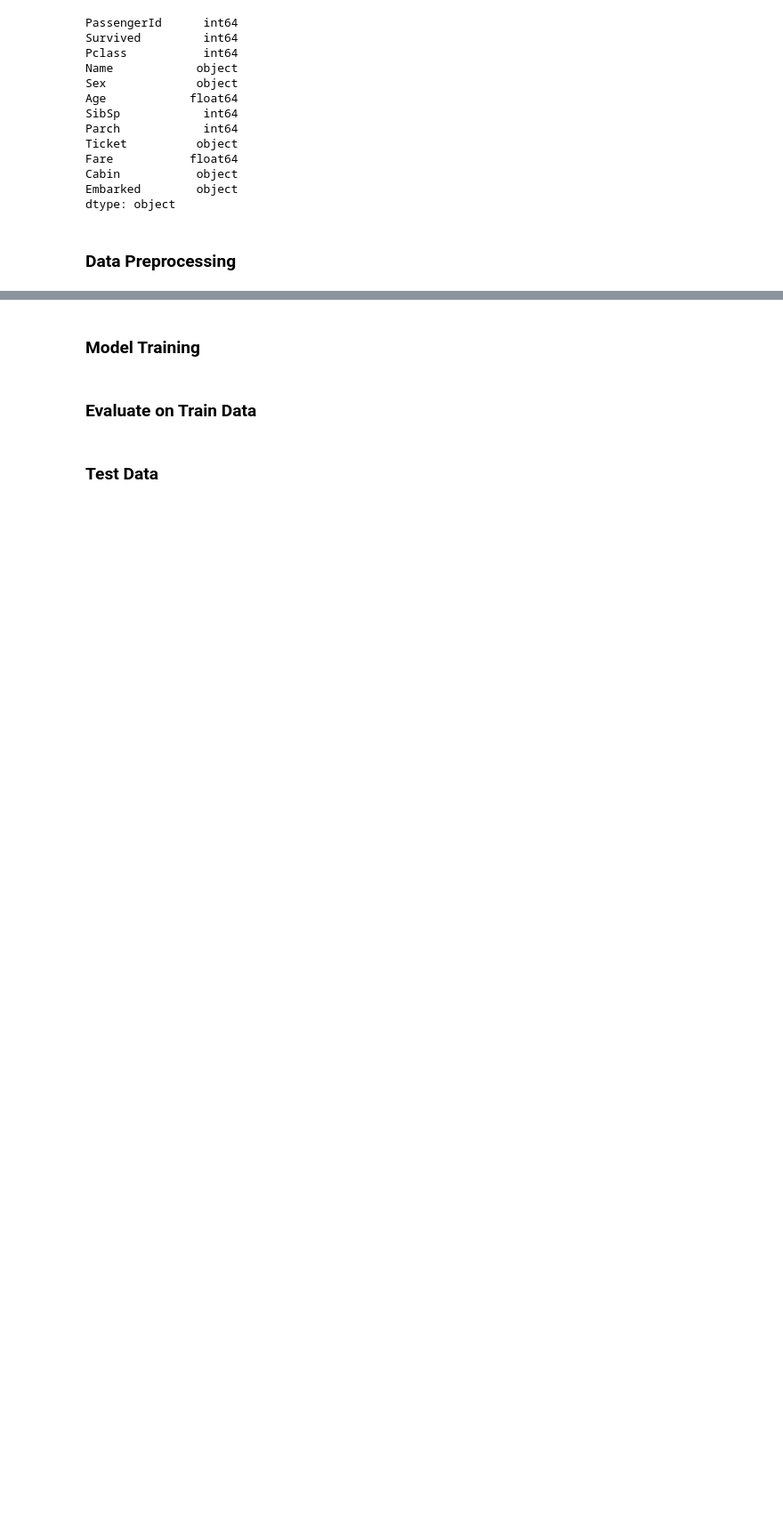
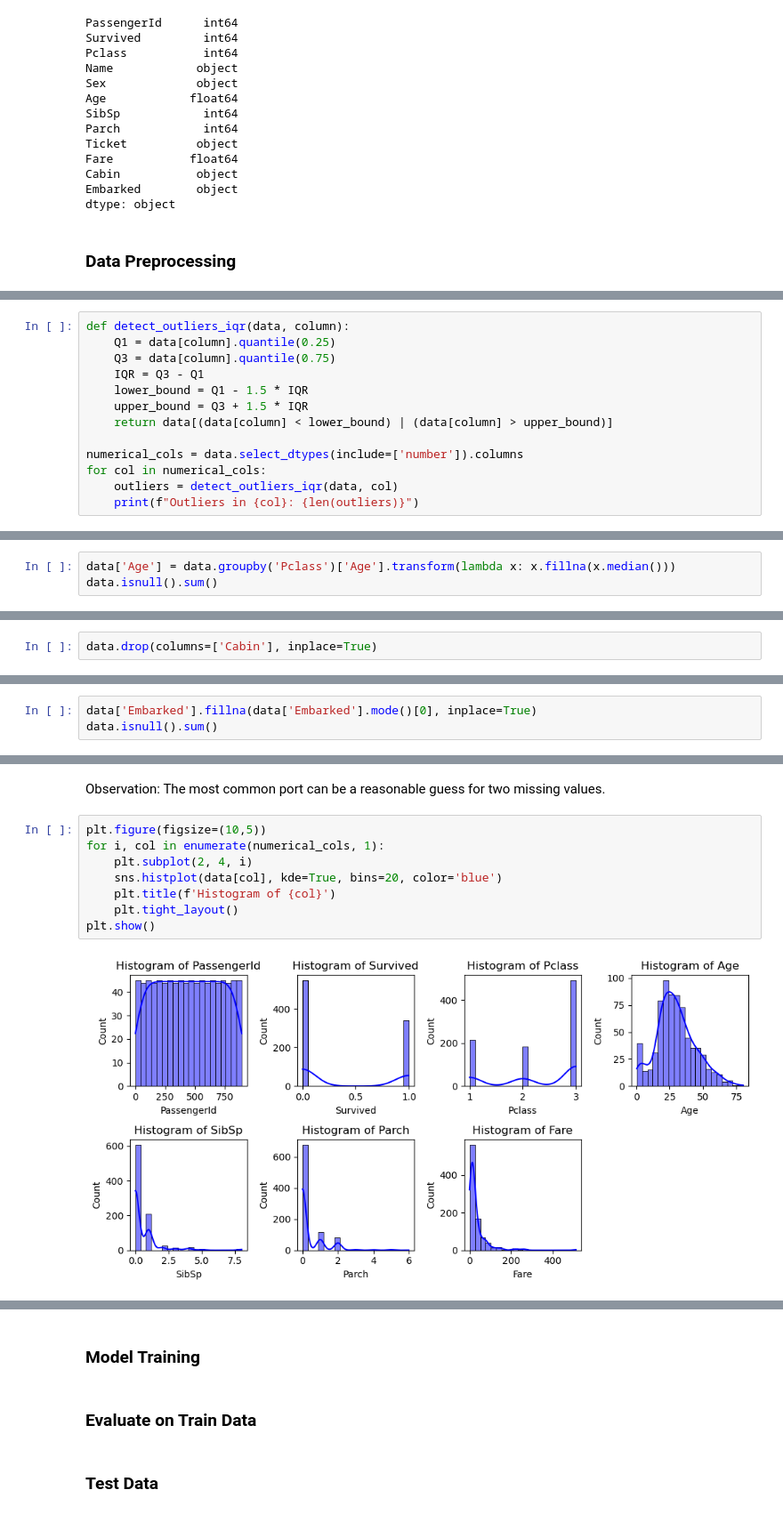
Before and after one commit to Graceyujung/Kaggle, a Jupyter notebook: Kaggle/titanic/titanic.ipynb, the cells around one changed output, grey strips where cells are left out. Shown: that part at 89% size. Cells and saved outputs as stored; diff of their text form; blank space fills up the shorter version.

```diff
--- a/Kaggle/titanic/titanic.ipynb
+++ b/Kaggle/titanic/titanic.ipynb
@@ -45,0 +73,13 @@ dtype: object
+# %%
+def detect_outliers_iqr(data, column):
+    Q1 = data[column].quantile(0.25)
+    Q3 = data[column].quantile(0.75)
+    IQR = Q3 - Q1
+    lower_bound = Q1 - 1.5 * IQR
+    upper_bound = Q3 + 1.5 * IQR
+    return data[(data[column] < lower_bound) | (data[column] > upper_bound)]
+
+numerical_cols = data.select_dtypes(include=['number']).columns
+for col in numerical_cols:
+    outliers = detect_outliers_iqr(data, col)
+    print(f"Outliers in {col}: {len(outliers)}")
@@ -45,0 +107,3 @@ dtype: object
+# %%
+data['Age'] = data.groupby('Pclass')['Age'].transform(lambda x: x.fillna(x.median()))
+data.isnull().sum()
@@ -45,0 +147,2 @@ dtype: object
+# %%
+data.drop(columns=['Cabin'], inplace=True)
@@ -45,0 +155,3 @@ dtype: object
+# %%
+data['Embarked'].fillna(data['Embarked'].mode()[0], inplace=True)
+data.isnull().sum()
@@ -45,0 +171,12 @@ dtype: object
+# %% [markdown]
+Observation: The most common port can be a reasonable guess for two missing values.
+# %%
+plt.figure(figsize=(10,5))
+for i, col in enumerate(numerical_cols, 1):
+    plt.subplot(2, 4, i)
+    sns.histplot(data[col], kde=True, bins=20, color='blue')
+    plt.title(f'Histogram of {col}')
+    plt.tight_layout()
+plt.show()
+# %% [output]
+[figure, added]
```
Also changed, not shown: parts of 21 cells of this notebook.
